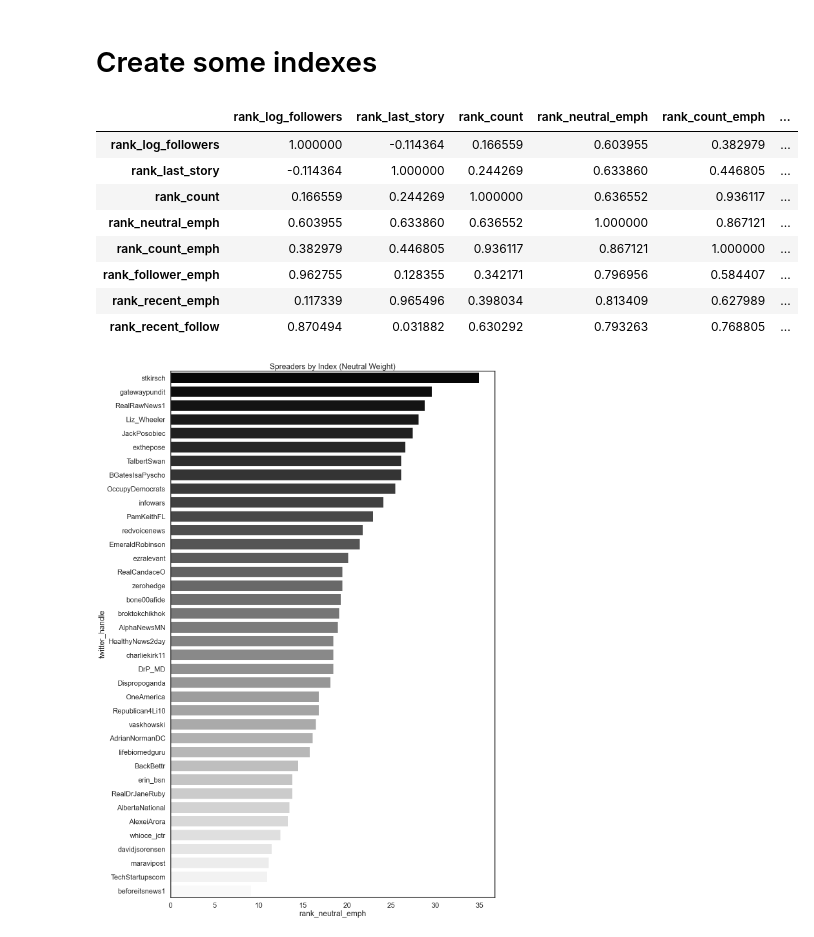
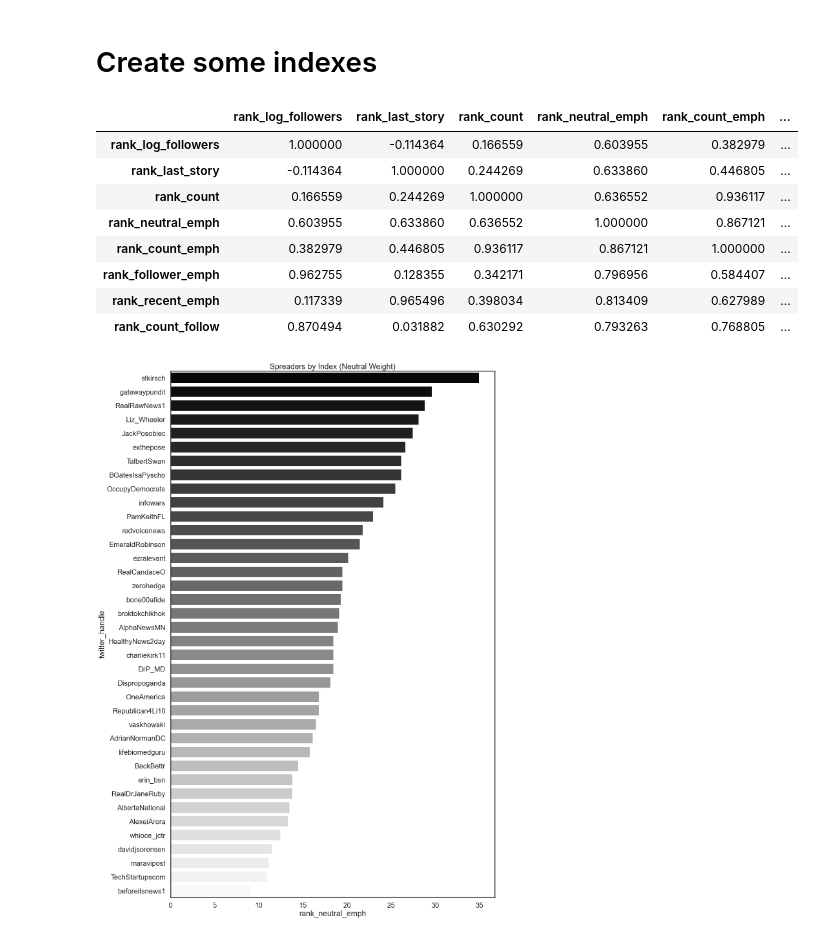
Before and after one commit to josh-ashkinaze/ads_misinfo, a Jupyter notebook: 2_filter_pf_links.ipynb, the cells around one changed output. Cells and saved outputs as stored; diff of their text form; code cells hidden in the pictures.

```diff
--- a/2_filter_pf_links.ipynb
+++ b/2_filter_pf_links.ipynb
@@ -131,25 +131,25 @@ Number of spreaders 38
 # %%
 for var in ['log_followers', 'last_story', 'count']:
     new_df[f'rank_{var}'] = new_df[var].rank(ascending=True)
 
 new_df['rank_neutral_emph'] = (new_df['rank_log_followers'] + new_df['rank_last_story'] + new_df['rank_count'])/3
 new_df['rank_count_emph'] = 0.15*new_df['rank_log_followers'] + 0.15*new_df['rank_last_story'] + 0.7*new_df['rank_count']
 new_df['rank_follower_emph'] = 0.7*new_df['rank_log_followers'] + 0.15*new_df['rank_last_story'] + 0.15*new_df['rank_count']
 new_df['rank_recent_emph'] = 0.15*new_df['rank_log_followers'] + 0.7*new_df['rank_last_story'] + 0.15*new_df['rank_count']
-new_df['rank_recent_follow'] = 0.5*new_df['rank_log_followers'] + 0.5*new_df['rank_count']
+new_df['rank_count_follow'] = 0.5*new_df['rank_log_followers'] + 0.5*new_df['rank_count']
 
 
 new_df[[x for x in new_df.columns if "rank_" in x]].corr()
 # %% [output]
 |  | rank_log_followers | rank_last_story | rank_count | rank_neutral_emph | rank_count_emph | ... |
 | rank_log_followers | 1.000000 | -0.114364 | 0.166559 | 0.603955 | 0.382979 | ... |
 | rank_last_story | -0.114364 | 1.000000 | 0.244269 | 0.633860 | 0.446805 | ... |
 | rank_count | 0.166559 | 0.244269 | 1.000000 | 0.636552 | 0.936117 | ... |
 | rank_neutral_emph | 0.603955 | 0.633860 | 0.636552 | 1.000000 | 0.867121 | ... |
 | rank_count_emph | 0.382979 | 0.446805 | 0.936117 | 0.867121 | 1.000000 | ... |
 | rank_follower_emph | 0.962755 | 0.128355 | 0.342171 | 0.796956 | 0.584407 | ... |
 | rank_recent_emph | 0.117339 | 0.965496 | 0.398034 | 0.813409 | 0.627989 | ... |
-| rank_recent_follow | 0.870494 | 0.031882 | 0.630292 | 0.793263 | 0.768805 | ... |
+| rank_count_follow | 0.870494 | 0.031882 | 0.630292 | 0.793263 | 0.768805 | ... |
 # %%
 sns.set(context="poster", style='white')
 
```
Also changed, not shown: parts of 5 cells of this notebook, 1 other file.
